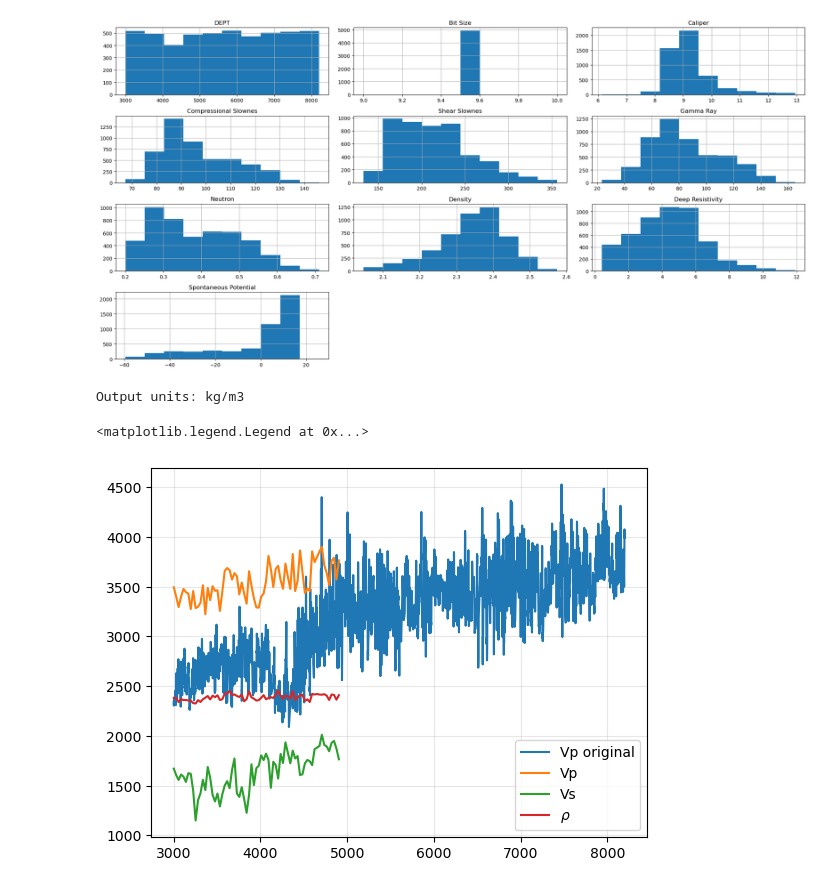
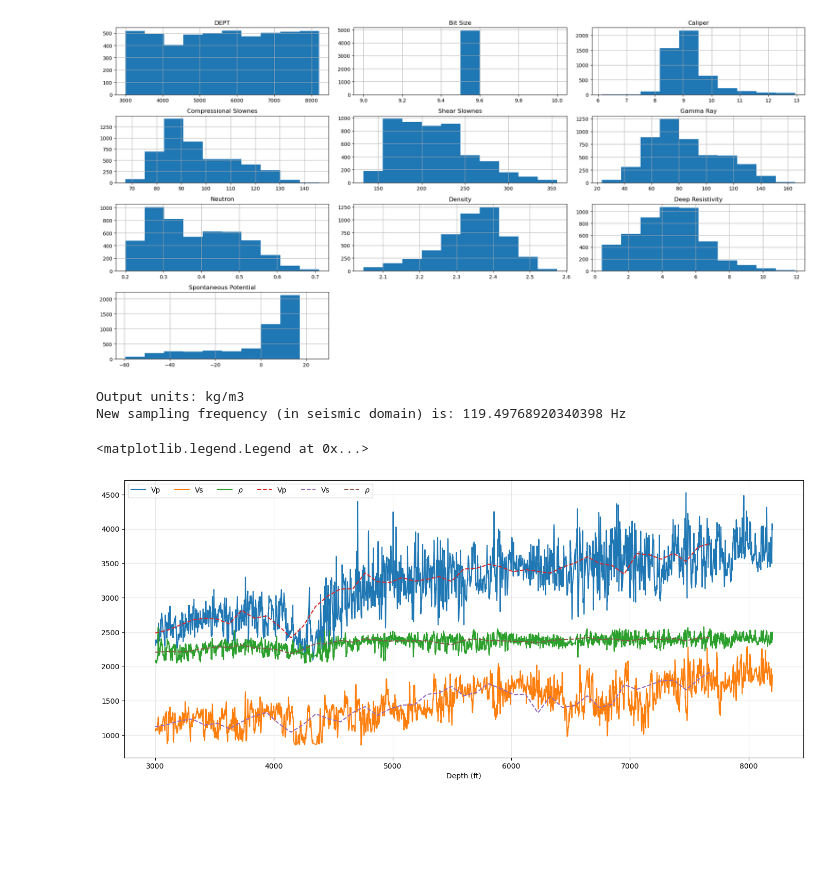
Before and after one commit to sfpoveda/seisinv, a Jupyter notebook: examples/Task 5/task5.ipynb, the cells around one changed output. Cells and saved outputs as stored; diff of their text form; code cells hidden in the pictures; blank space fills up the shorter version.

Commit message:
good version of backus method

```diff
--- a/examples/Task 5/task5.ipynb
+++ b/examples/Task 5/task5.ipynb
@@ -21,16 +21,21 @@ plt.tight_layout()
 vp = 1 / ConversionTool().SI_conversion(df['Compressional Slownes'], 'micros/ft')
 vs = 1 / ConversionTool().SI_conversion(df['Shear Slownes'], 'micros/ft')
 rho = ConversionTool().SI_conversion(df['Density'], 'g/cm3')
-vp0, vs0, rho0, dept0 = ConversionTool(28, vp, vs, rho, 3000).backus_downsampling()
+vp0, vs0, rho0, dept0 = ConversionTool(104, vp, vs, rho, 3000).backus_downsampling()
 # %% [output]
 Output units: kg/m3
+New sampling frequency (in seismic domain) is: 119.49768920340398 Hz
 # %%
-plt.plot(df.DEPT, vp, label='Vp original')
-plt.plot(dept0, vp0, label='Vp')
-plt.plot(dept0, vs0, label='Vs')
-plt.plot(dept0, rho0, label=fr'$\rho$')
+fig = plt.figure(figsize=(17,7))
+plt.plot(df.DEPT, vp, label='Vp')
+plt.plot(df.DEPT, vs, label='Vs')
+plt.plot(df.DEPT, rho, label=fr'$\rho$')
+plt.plot(dept0, vp0, label='Vp', linestyle='dashed')
+plt.plot(dept0, vs0, label='Vs', linestyle='dashed')
+plt.plot(dept0, rho0, label=fr'$\rho$', linestyle='dashed')
+plt.xlabel('Depth (ft)')
 plt.grid(alpha=.3)
-plt.legend()
+plt.legend(ncol=6)
 # %% [output]
 <matplotlib.legend.Legend at 0x...>
-[figure, old version]
+[figure, new version]
```
Also changed, not shown: parts of 3 cells of this notebook, 1 other file.
